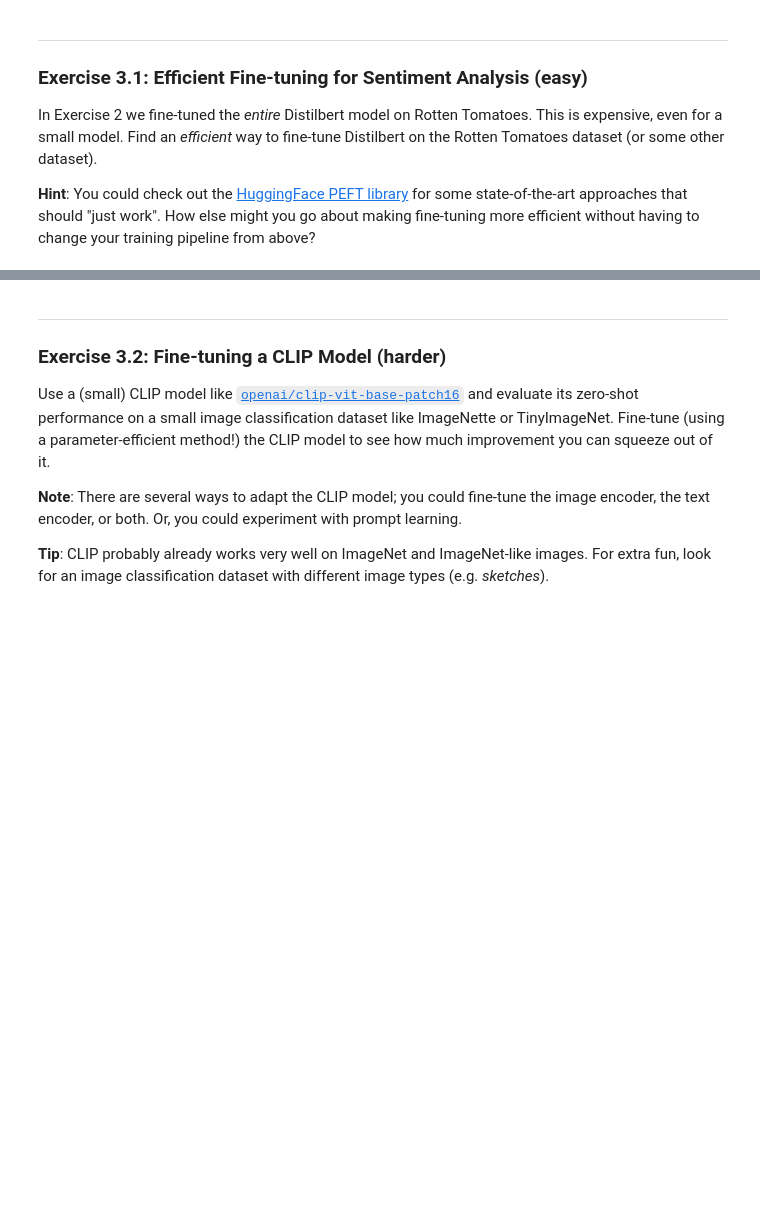
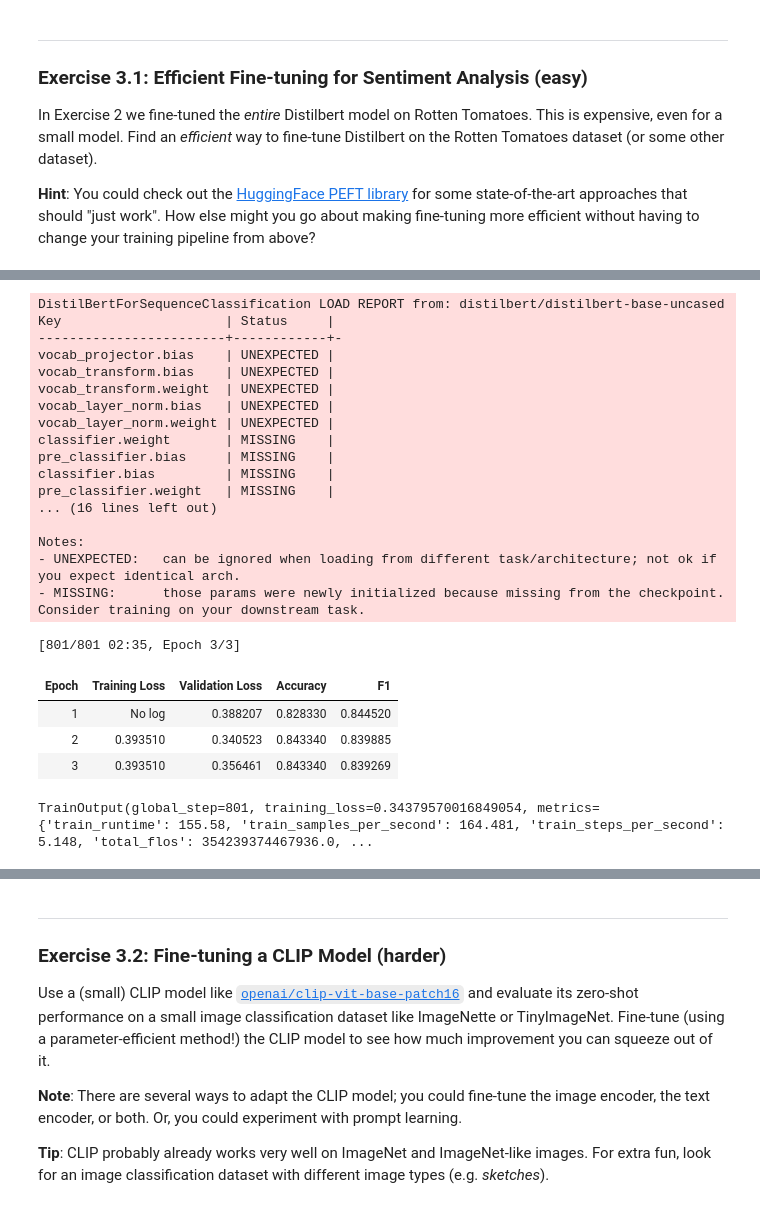
Before and after one commit to francesco-faggioli/DLA_Lab, a Jupyter notebook: DLA_Lab2/DLA-Lab2.ipynb, the cells around one changed output, grey strips where cells are left out. Drawn from its saved outputs; the diff is of its cells as text; code cells hidden in the pictures; blank space fills up the shorter version.

```diff
--- a/DLA_Lab2/DLA-Lab2.ipynb
+++ b/DLA_Lab2/DLA-Lab2.ipynb
@@ -1004,0 +1059,76 @@ In Exercise 2 we fine-tuned the *entire* Distilbert model on Rotten Tomatoes. Th
+# %%
+model_id = 'distilbert/distilbert-base-uncased'
+# %%
+from transformers import Trainer, TrainingArguments
+from peft import LoraConfig, get_peft_model, TaskType
+import math
+
+# Configurazione LoRA per compiti di classificazione [1, 3]
+peft_config = LoraConfig(
+    task_type=TaskType.SEQ_CLS,
+    r=8,
+    lora_alpha=16,
+    lora_dropout=0.1,
+    target_modules=["q_lin", "v_lin"] # Mira ai livelli di attenzione di DistilBERT
+)
+
+def peft_model_init():
+    # Carichiamo una istanza pulita per ogni run per garantire riproducibilità [Regole.txt]
+    base_model = DistilBertForSequenceClassification.from_pretrained(model_id, num_labels=2)
+    return get_peft_model(base_model, peft_config)
+
+# Calcolo parametri di training efficienti
+num_epochs = 3
+total_steps = math.ceil(len(tokenized_train) / 32) * num_epochs
+warmup_steps_peft = math.ceil(total_steps * 0.1)
+
+training_args_peft = TrainingArguments(
+    output_dir="./output_peft_final",
+    learning_rate=1e-3,              # LR più alto necessario per PEFT [3]
+    per_device_train_batch_size=32,
+    num_train_epochs=num_epochs,
+    weight_decay=0.01,
+    warmup_steps=warmup_steps_peft,
+    lr_scheduler_type="cosine",      # Scheduler più dolce [4]
+    eval_strategy="epoch",
+    save_strategy="epoch",
+    load_best_model_at_end=True,
+    metric_for_best_model="accuracy",
+    greater_is_better=True,
+    report_to="none"
+)
+
+trainer_peft = Trainer(
+    model_init=peft_model_init,
+    args=training_args_peft,
+    train_dataset=tokenized_train,
+    eval_dataset=tokenized_val,
+    data_collator=data_collator,
+    compute_metrics=compute_metrics
+)
+
+trainer_peft.train()
+# %% [output]
+DistilBertForSequenceClassification LOAD REPORT from: distilbert/distilbert-base-uncased
+Key                     | Status     |
+------------------------+------------+-
+vocab_projector.bias    | UNEXPECTED |
+vocab_transform.bias    | UNEXPECTED |
+vocab_transform.weight  | UNEXPECTED |
+vocab_layer_norm.bias   | UNEXPECTED |
+vocab_layer_norm.weight | UNEXPECTED |
+classifier.weight       | MISSING    |
+pre_classifier.bias     | MISSING    |
+classifier.bias         | MISSING    |
+pre_classifier.weight   | MISSING    |
+... (16 lines left out)
+
+Notes:
+- UNEXPECTED:   can be ignored when loading from different task/architecture; not ok if you expect identical arch.
+- MISSING:      those params were newly initialized because missing from the checkpoint. Consider training on your downstream task.
+[801/801 02:35, Epoch 3/3]
+| Epoch | Training Loss | Validation Loss | Accuracy | F1 |
+| 1 | No log | 0.388207 | 0.828330 | 0.844520 |
+| 2 | 0.393510 | 0.340523 | 0.843340 | 0.839885 |
+| 3 | 0.393510 | 0.356461 | 0.843340 | 0.839269 |
+TrainOutput(global_step=801, training_loss=0.34379570016849054, metrics={'train_runtime': 155.58, 'train_samples_per_second': 164.481, 'train_steps_per_second': 5.148, 'total_flos': 354239374467936.0, ...
```
Also changed, not shown: parts of 13 cells of this notebook.
